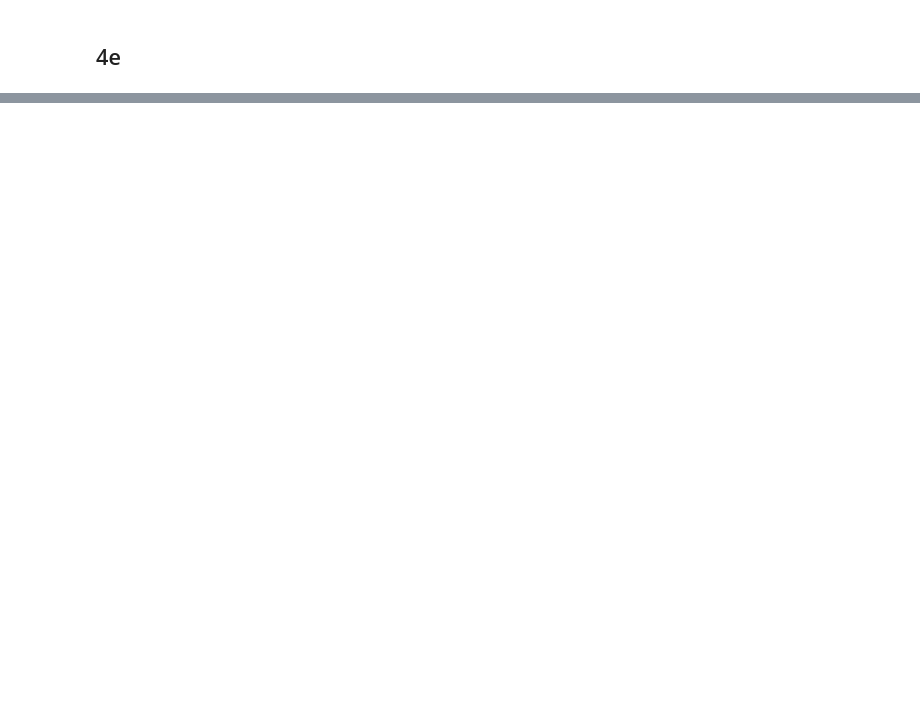
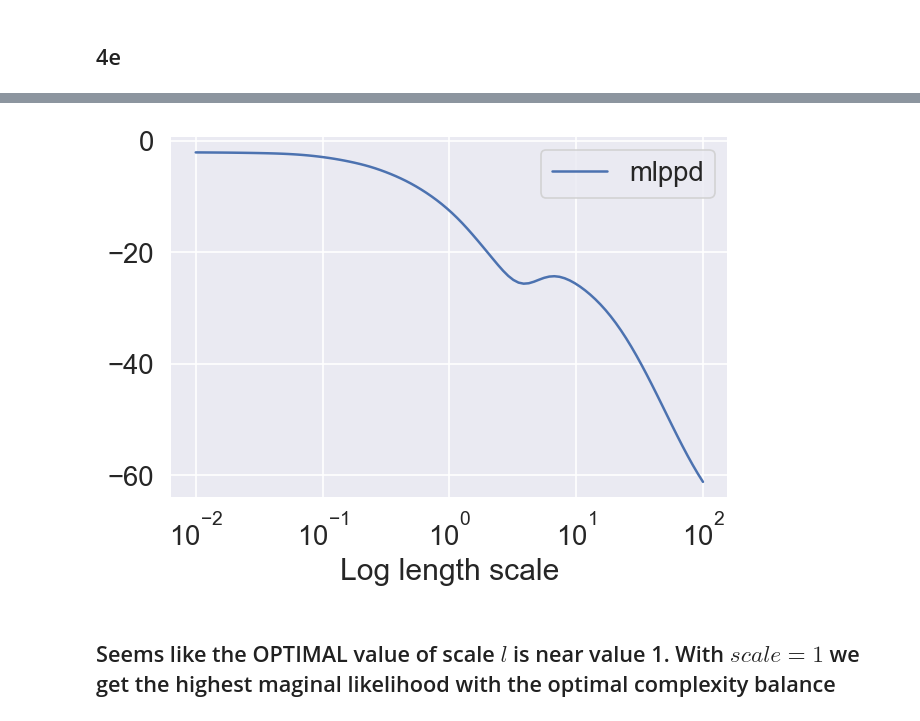
Before and after one commit to talayeha/gaussian-process, a Jupyter notebook: lab2/lab2.ipynb, the cells around one changed output, grey strips where cells are left out. Saved outputs shown, nothing was run; the diff lists cells and outputs as text; code cells hidden in the pictures; blank space fills up the shorter version.

```diff
--- a/lab2/lab2.ipynb
+++ b/lab2/lab2.ipynb
@@ -466,10 +466,10 @@ def log_marginal_likelihood(X, y, alpha, scale, sigma2):
     mu, Sigma = predictive(Xp, X, y, alpha, scale, sigma2)
 
 
-    const_term = -N/2 * np.log(2*np.pi)
-    det_term = -0.5 * np.log(np.linalg.det(K))
-    quad_term = -0.5 * y.T.dot(np.linalg.inv(K)).dot(y)
-    log_ml = const_term + det_term + quad_term
+    const_term = N/2 * np.log(2*np.pi)
+    det_term = 0.5 * np.log(np.linalg.det(K))
+    quad_term = 0.5 * y.T.dot(np.linalg.inv(K)).dot(y)
+    log_ml = -const_term - det_term - quad_term
     ###############################################
     # ------- insert code here -------------------
     ###############################################
@@ -535,0 +526,14 @@ IndexError: index 50 is out of bounds for axis 0 with size 50
+# %%
+plt.figure(dpi=120)
+plt.title("Maginal Likelihood as a function of scale")
+plt.ylabel("Log")
+plt.axes(xscale = "log")
+plt.xlabel("Log length scale")
+plt.plot(scales, mlppd, label="mlppd")
+
+plt.legend()
+plt.show()
+# %% [output]
+[figure, added]
+# %% [markdown]
+## Seems like the OPTIMAL value of scale $l$ is near value 1. With $scale=1$ we get the highest maginal likelihood with the optimal complexity balance
```
Also changed, not shown: parts of 6 cells of this notebook, 2 other files.
